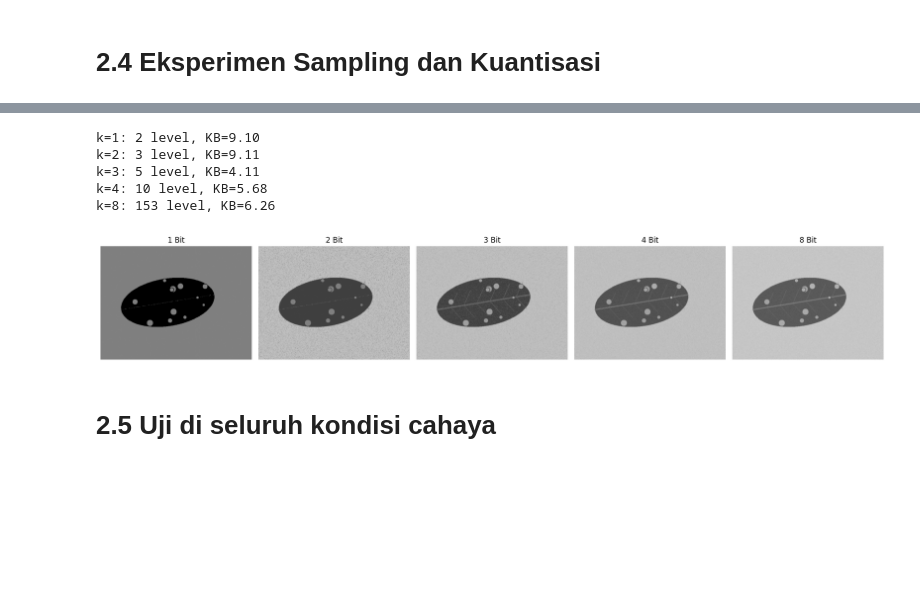
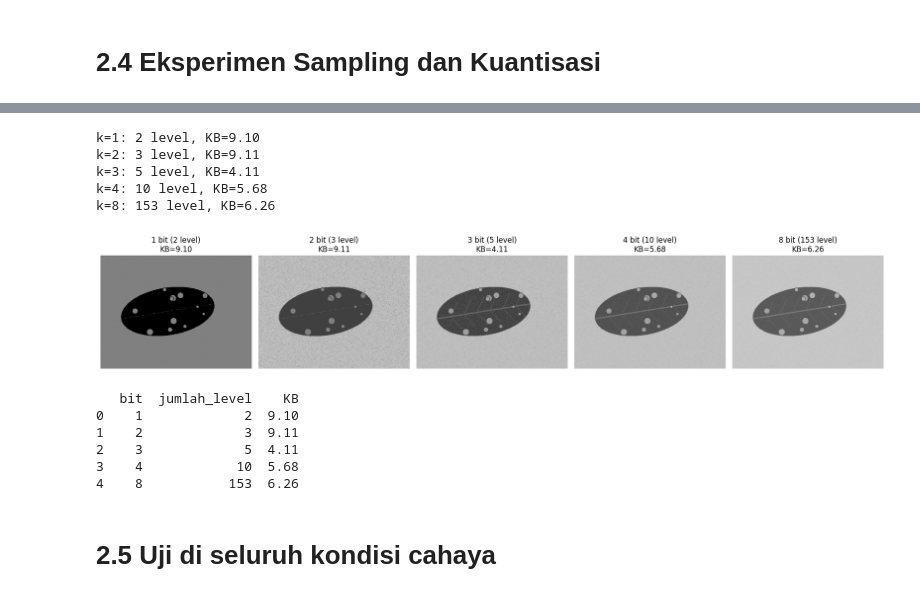
Before and after one commit to MuhammadImamFaisal/simuteh-2330511016, a Jupyter notebook: notebook/B2_citra_warna.ipynb, the cells around one changed output, grey strips where cells are left out. Cells and saved outputs as stored; diff of their text form; code cells hidden in the pictures; blank space fills up the shorter version.

```diff
--- a/notebook/B2_citra_warna.ipynb
+++ b/notebook/B2_citra_warna.ipynb
@@ -183,12 +197,13 @@ for i, (nama_kanal, citra) in enumerate(zip(judul, gambar)):
     if nama_kanal == "Asli":
         plt.imshow(cv2.cvtColor(citra, cv2.COLOR_BGR2RGB))
     else:
-        plt.imshow(citra, cmap="gray")
+        plt.imshow(citra, cmap="gray", vmin=0, vmax=255)
 
     plt.title(nama_kanal)
     plt.axis("off")
 
 plt.tight_layout()
+plt.savefig(os.path.join(HASIL_DIR, "b2_panel_kanal.png"), dpi=150, bbox_inches="tight")
 plt.show()
 
 # Menghitung kontras bercak setiap kanal
@@ -234,14 +249,21 @@ for i, fx in enumerate([0.5, 0.2, 0.1, 0.05]):
     kb = kontras_bercak(besar, md, mb)
 
     print(f"fx={fx}: ukuran={kecil.shape}, KB={kb:.2f}")
+    hasil_sampling.append([fx, f"{kecil.shape[1]}x{kecil.shape[0]}", round(kb, 2)])
 
     # Tampilkan citra
-    axes[i].imshow(besar, cmap="gray")
-    axes[i].set_title(f"Sampling {fx}")
+    axes[i].imshow(besar, cmap="gray", vmin=0, vmax=255)
+    axes[i].set_title(f"Sampling fx={fx}\n{kecil.shape[1]}x{kecil.shape[0]} px")
     axes[i].axis("off")
 
 plt.tight_layout()
+plt.savefig(os.path.join(HASIL_DIR, "b2_sampling.png"), dpi=150, bbox_inches="tight")
 plt.show()
+
+# Simpan tabel sampling untuk laporan
+tabel_sampling = pd.DataFrame(hasil_sampling, columns=["fx", "ukuran", "KB"])
+print(tabel_sampling)
+tabel_sampling.to_csv(os.path.join(HASIL_DIR, "b2_tabel_sampling.csv"), index=False)
 # %% [output]
 fx=0.5: ukuran=(240, 320), KB=6.66
 fx=0.2: ukuran=(96, 128), KB=5.03
@@ -251,33 +278,48 @@ fx=0.05: ukuran=(24, 32), KB=1.38
 # %%
 # Eksperimen kuantisasi
+hasil_kuantisasi = []
+
 fig, axes = plt.subplots(1, 5, figsize=(18, 4))
 
 for i, k in enumerate([1, 2, 3, 4, 8]):
 
     # Sisakan k bit
     langkah = 256 // (2 ** k)
     kuant = (gray // langkah) * langkah
 
     # Hitung jumlah level dan kontras bercak
     level = len(np.unique(kuant))
     kb = kontras_bercak(kuant, md, mb)
 
     print(f"k={k}: {level} level, KB={kb:.2f}")
+    hasil_kuantisasi.append([k, level, round(kb, 2)])
 
     # Tampilkan citra
     axes[i].imshow(kuant, cmap="gray", vmin=0, vmax=255)
-    axes[i].set_title(f"{k} Bit")
+    axes[i].set_title(f"{k} bit ({level} level)\nKB={kb:.2f}")
     axes[i].axis("off")
 
 plt.tight_layout()
+plt.savefig(os.path.join(HASIL_DIR, "b2_kuantisasi.png"), dpi=150, bbox_inches="tight")
 plt.show()
+
+# Simpan tabel kuantisasi untuk laporan
+tabel_kuantisasi = pd.DataFrame(hasil_kuantisasi, columns=["bit", "jumlah_level", "KB"])
+print(tabel_kuantisasi)
+tabel_kuantisasi.to_csv(os.path.join(HASIL_DIR, "b2_tabel_kuantisasi.csv"), index=False)
 # %% [output]
 k=1: 2 level, KB=9.10
 k=2: 3 level, KB=9.11
 k=3: 5 level, KB=4.11
 k=4: 10 level, KB=5.68
 k=8: 153 level, KB=6.26
-[figure, old version]
+[figure, new version]
+   bit  jumlah_level    KB
+0    1             2  9.10
+1    2             3  9.11
+2    3             5  4.11
+3    4            10  5.68
+4    8           153  6.26
 # %% [markdown]
 # 2.5 Uji di seluruh kondisi cahaya
 # %%
```
Also changed, not shown: parts of 6 cells of this notebook, 7 other files.
